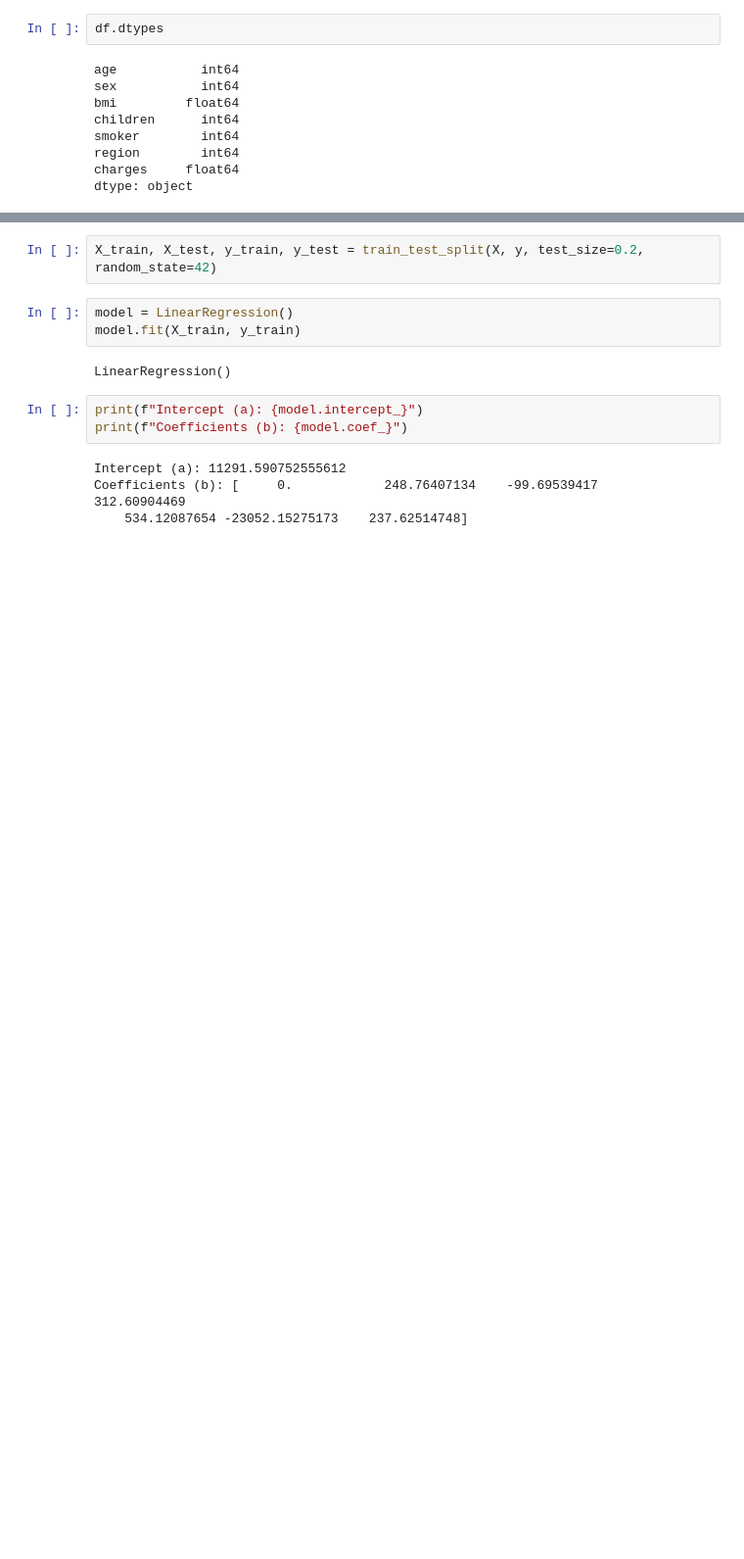
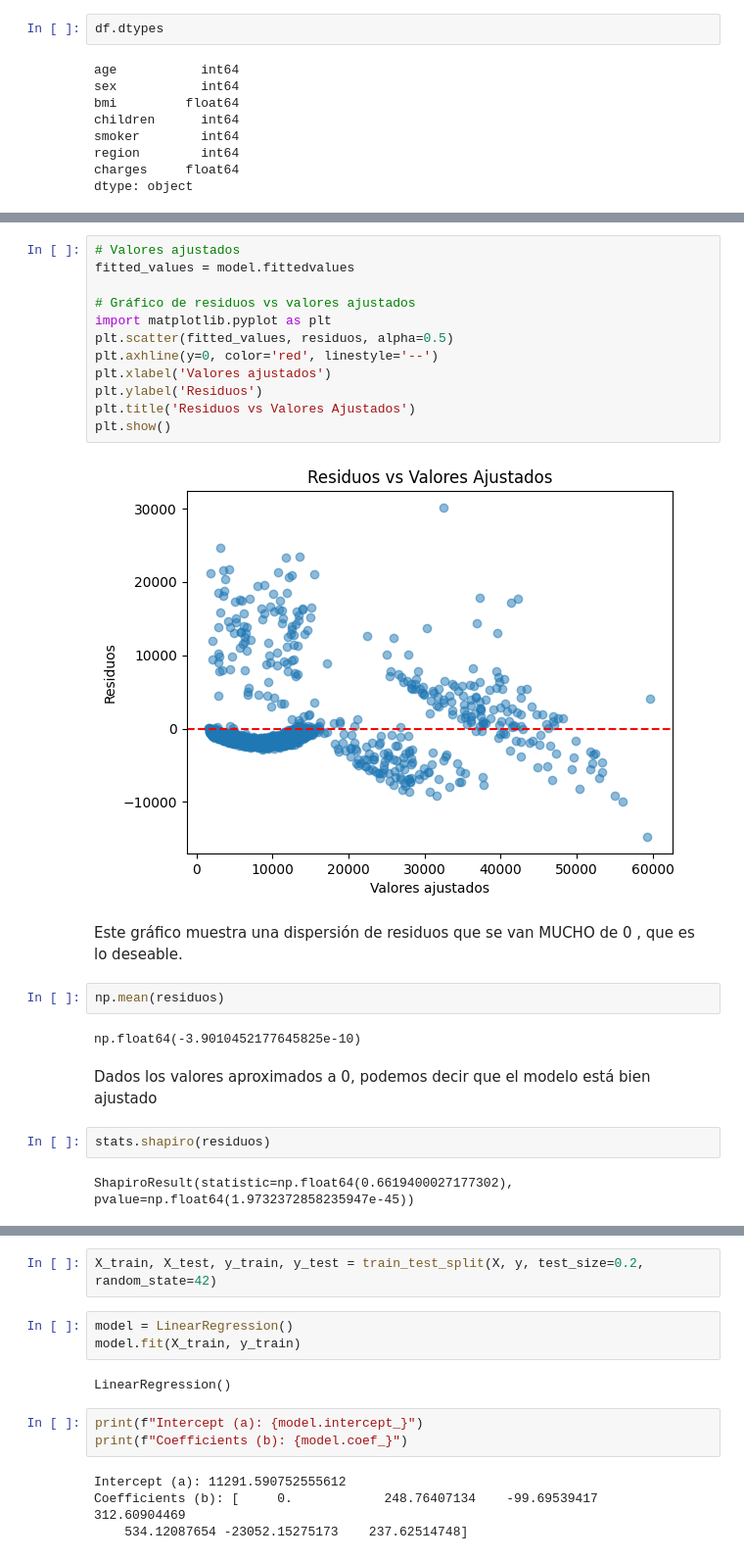
Before and after one commit to 4GeeksAcademy/machine-learning-vicentepolo, a Jupyter notebook: src/explore.ipynb, the cells around one changed output, grey strips where cells are left out. Shown at 98% size. Drawn from its saved outputs; the diff is of its cells as text; blank space fills up the shorter version.

```diff
--- a/src/explore.ipynb
+++ b/src/explore.ipynb
@@ -161,0 +238,26 @@ df.drop(np.where(cooks_distance[0]>pto_corte)[0])
+# %%
+# Valores ajustados
+fitted_values = model.fittedvalues
+
+# Gráfico de residuos vs valores ajustados
+import matplotlib.pyplot as plt
+plt.scatter(fitted_values, residuos, alpha=0.5)
+plt.axhline(y=0, color='red', linestyle='--')
+plt.xlabel('Valores ajustados')
+plt.ylabel('Residuos')
+plt.title('Residuos vs Valores Ajustados')
+plt.show()
+# %% [output]
+[figure, added]
+# %% [markdown]
+Este gráfico muestra una dispersión de residuos que se van MUCHO de 0 , que es lo deseable.
+# %%
+np.mean(residuos)
+# %% [output]
+np.float64(-3.9010452177645825e-10)
+# %% [markdown]
+Dados los valores aproximados a 0, podemos decir que el modelo está bien ajustado
+# %%
+stats.shapiro(residuos)
+# %% [output]
+ShapiroResult(statistic=np.float64(0.6619400027177302), pvalue=np.float64(1.9732372858235947e-45))
```
Also changed, not shown: parts of 44 cells of this notebook.
